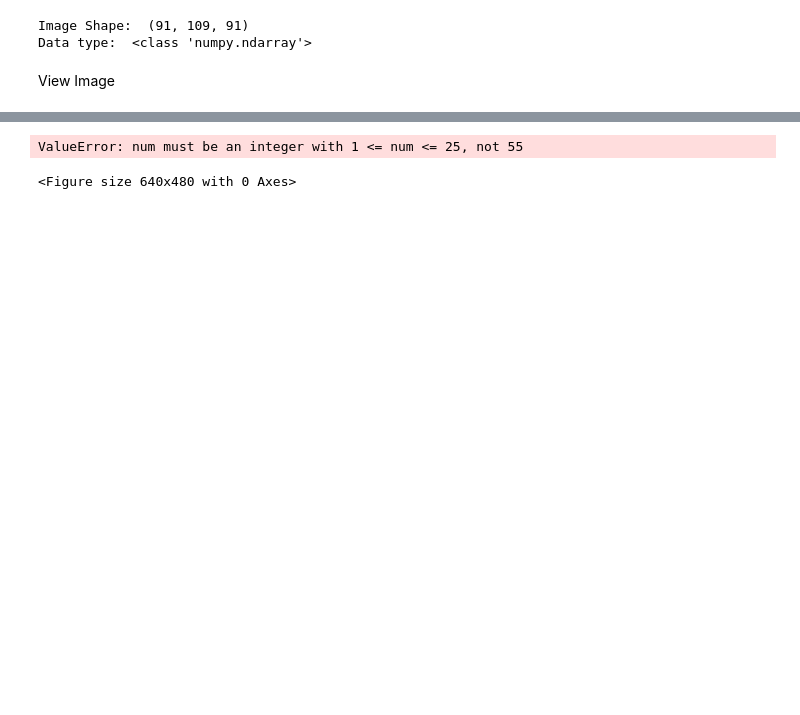
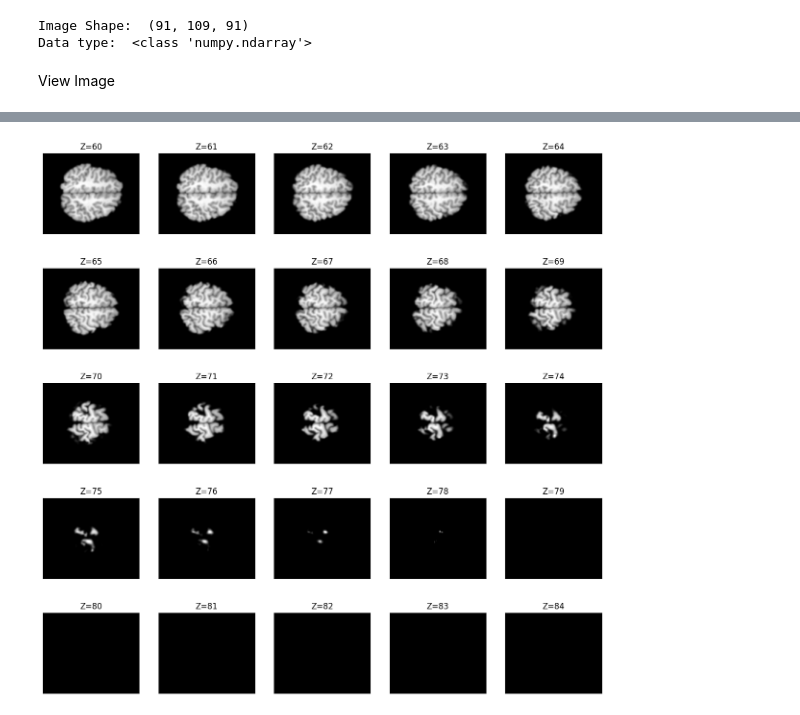
Before and after one commit to Taboh250/sep23_cds_int_medical_data, a Jupyter notebook: sep23_cds_int_medical_data.ipynb, the cells around one changed output, grey strips where cells are left out. Drawn from its saved outputs; the diff is of its cells as text; code cells hidden in the pictures; blank space fills up the shorter version.

```diff
--- a/sep23_cds_int_medical_data.ipynb
+++ b/sep23_cds_int_medical_data.ipynb
@@ -123,25 +145,47 @@ PlotNiftiXYZ(img1,45,20,54)
 # %%
 def PlotNifti25(Image,Axis,Start):
+  '''
+  Print 25 cuts in an axis
+  Image - 3D Gray image in a 3D Array
+  Axis X, Y or Z
+  Start - Start cut number
+  '''
+  maxX,maxY,maxZ = img1.shape
   if Axis == "x" or Axis=="X":
-    for i in range(Start,Start+25):
-      plt.subplot(5,5,i+1)
-      plt.imshow(Image[i,:,:])
+    if Start+25 < maxX:
+      Xmax = Start + 25
+    else:
+      Xmax=maxX
+    for i in range(Start, Xmax):
+      ax=plt.subplot(5,5,i+1-Start)
+      ax.set_title('X='+str(i))
+      plt.imshow(Image[i,:,:], cmap = 'gray')
       plt.gcf().set_size_inches(15,15)
       plt.xticks([])
       plt.yticks([])
     plt.show()
   elif Axis == "y" or Axis=="Y":
-    for i in range(Start,Start+25):
-      plt.subplot(5,5,i+1)
-      plt.imshow(Image[:,i,:])
+    if Start+25 < maxY:
+      Ymax = Start + 25
+    else:
+      Ymax=maxY
+    for i in range(Start,Ymax):
+      ay=plt.subplot(5,5,i+1-Start)
+      ay.set_title('Y='+str(i))
+      plt.imshow(Image[:,i,:], cmap = 'gray')
       plt.gcf().set_size_inches(15,15)
       plt.xticks([])
       plt.yticks([])
     plt.show()
   elif Axis == "z" or Axis=="Z":
-    for i in range(Start,Start+25):
-      plt.subplot(5,5,i+1)
-      plt.imshow(Image[:,:,i])
+    if Start+25 < maxZ:
+      Zmax = Start + 25
+    else:
+      Zmax=maxZ
+    for i in range(Start,Zmax):
+      az=plt.subplot(5,5,i+1-Start)
+      az.set_title('Z='+str(i))
+      plt.imshow(Image[:,:,i], cmap = 'gray')
       plt.gcf().set_size_inches(15,15)
       plt.xticks([])
       plt.yticks([])
@@ -149,7 +193,6 @@ def PlotNifti25(Image,Axis,Start):
   else:
     print('Axis must be X,Y or Z')
 # %%
-PlotNifti25(img1,"Z",54)
+PlotNifti25(img1,"Z",60)
 # %% [output]
-ValueError: num must be an integer with 1 <= num <= 25, not 55
-<Figure size 640x480 with 0 Axes>
+[figure, added]
```
Also changed, not shown: parts of 6 cells of this notebook.
